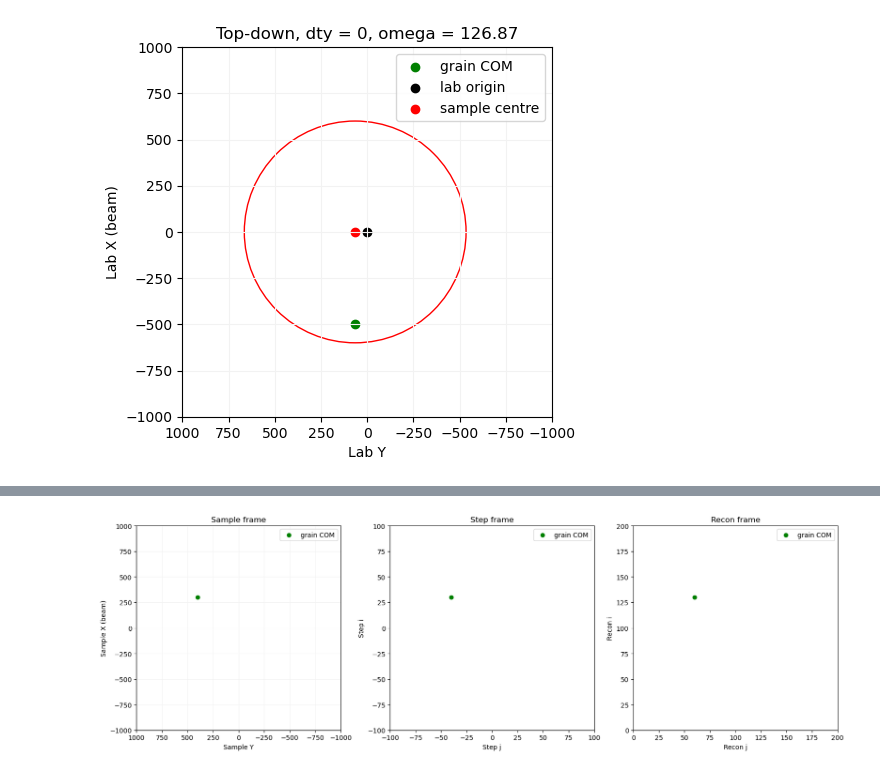
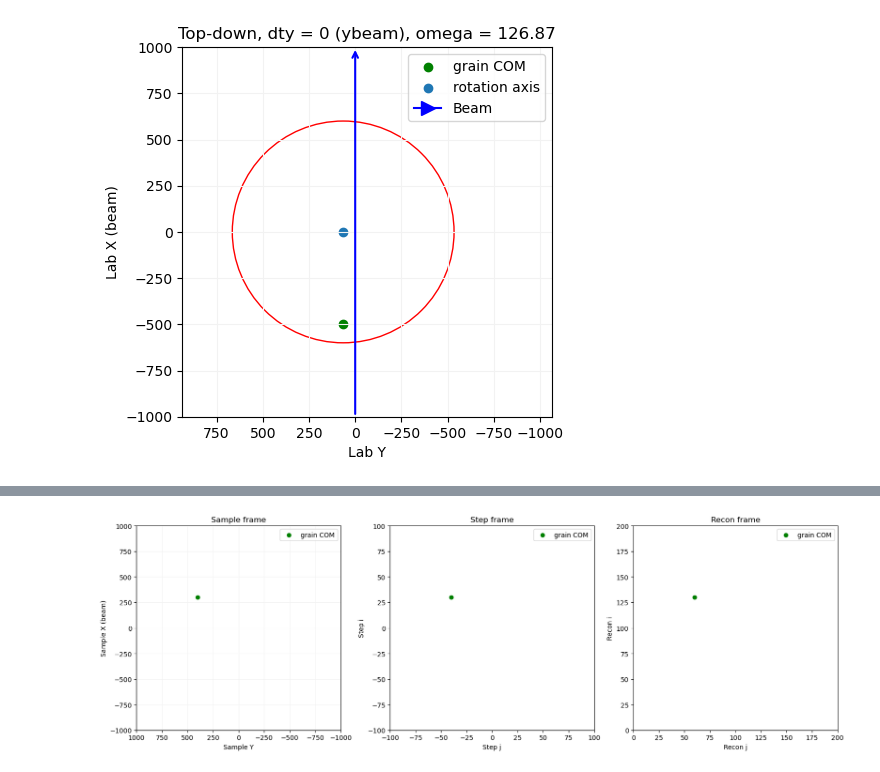
Before and after one commit to FABLE-3DXRD/ImageD11, a Jupyter notebook: sandbox/scanning_geometry.ipynb, the cells around one changed output, grey strips where cells are left out. Drawn from its saved outputs; the diff is of its cells as text; code cells hidden in the pictures.

```diff
--- a/sandbox/scanning_geometry.ipynb
+++ b/sandbox/scanning_geometry.ipynb
@@ -100,32 +199,65 @@ plt.show()
+# %%
+# Now let's assume an alignment problem of 65 um
+# such that y0 - ybeam = -65
+# therefore y0 = ybeam - 65
+y0 = ybeam - 65
+# at dty = ybeam, the centre of the sample does not intercept the beam
+# this instead happens at dty = y0
+
+# what happens when we try to rotate the grain into the beam?
+# need to rotate 90 degrees more
+omega = omega + 90
+
+# now where is the grain in the lab frame?
+lx, ly = geometry.sample_to_lab(sx, sy, y0=y0, ybeam=ybeam, dty=dty, omega=omega)
+
+# now where is the rotation axis in the lab frame?
+
+lx_rot, ly_rot = geometry.sample_to_lab(0, 0, y0=y0, ybeam=ybeam, dty=dty, omega=omega)
 # %%
-# let's assume that we didn't reset the position of dty
-# so there's an offset
-# at dty = 0, the centre of the sample does not intercept the beam
-# this instead happens at dty = -65 um
-# therefore y0 = -65
-
-# what happens when we try to rotate the grain into the beam?
-
-y0 = -65
-
-pos_lab = geometry.sample_to_lab(pos_sample[0], pos_sample[1], y0, 0, omega=36.87+90)
-pos_rotaxis_lab = geometry.sample_to_lab(0, 0, y0, 0, omega=36.87+90)
-
 fig, ax = plt.subplots()
-ax.scatter(pos_lab[1], pos_lab[0], label='grain COM', c='g')
-ax.scatter(0, 0, label='lab origin', c='k')
-ax.scatter(pos_rotaxis_lab[1], pos_rotaxis_lab[0], label='sample centre', c='r')
-ax.set_xlim(1000, -1000)
+ax.scatter(ly, lx, label='grain COM', c='g')
+ax.scatter(ly_rot, lx_rot, label='rotation axis')
+ax.set_xlim(y0+1000,  y0-1000)
 ax.set_ylim(-1000, 1000)
 ax.set_aspect(1)
 ax.set_xlabel("Lab Y")
 ax.set_ylabel("Lab X (beam)")
-ax.legend()
-ax.set_title(f"Top-down, dty = 0, omega = {36.87+90}")
+
+ax.set_title(f"Top-down, dty = {dty} (ybeam), omega = {omega}")
 plt.grid(axis='x', color='0.95')
 plt.grid(axis='y', color='0.95')
-circle1 = plt.Circle((pos_rotaxis_lab[1], pos_rotaxis_lab[0]), sample_radius, color='r', fill=False)
+circle1 = plt.Circle((ly_rot, lx_rot), sample_radius, color='r', fill=False)
 ax.add_patch(circle1)
+plt.annotate(
+    '',        # Text to display
+    xy=(ybeam, 1000),                # Arrow's head position
+    xytext=(ybeam, -1000),            # Text position
+    arrowprops=dict(
+        arrowstyle="->",       # Arrow style
+        lw=1.5,               # Line width
+        color='blue'            # Arrow color
+    ),
+    ha='center',               # Horizontal alignment of the text
+    va='center',                # Vertical alignment of the text
+)
+
+# Create a custom legend handle for the arrow
+arrow_legend = Line2D(
+    [0], [0],                  # Dummy data
+    color='blue',              # Arrow color
+    lw=1.5,                    # Line width
+    linestyle='-',             # Line style
+    marker='>',                # Arrow marker
+    markersize=10,             # Marker size
+)
+
+# Add the custom legend handle to the legend
+handles, labels = ax.get_legend_handles_labels()
+handles.append(arrow_legend)
+labels.append('Beam')
+# Update the legend with the new handles and labels
+ax.legend(handles=handles, labels=labels)
 plt.show()
 # %% [output]
-[figure, old version]
+[figure, new version]
```
Also changed, not shown: parts of 39 cells of this notebook, 2 other files.
